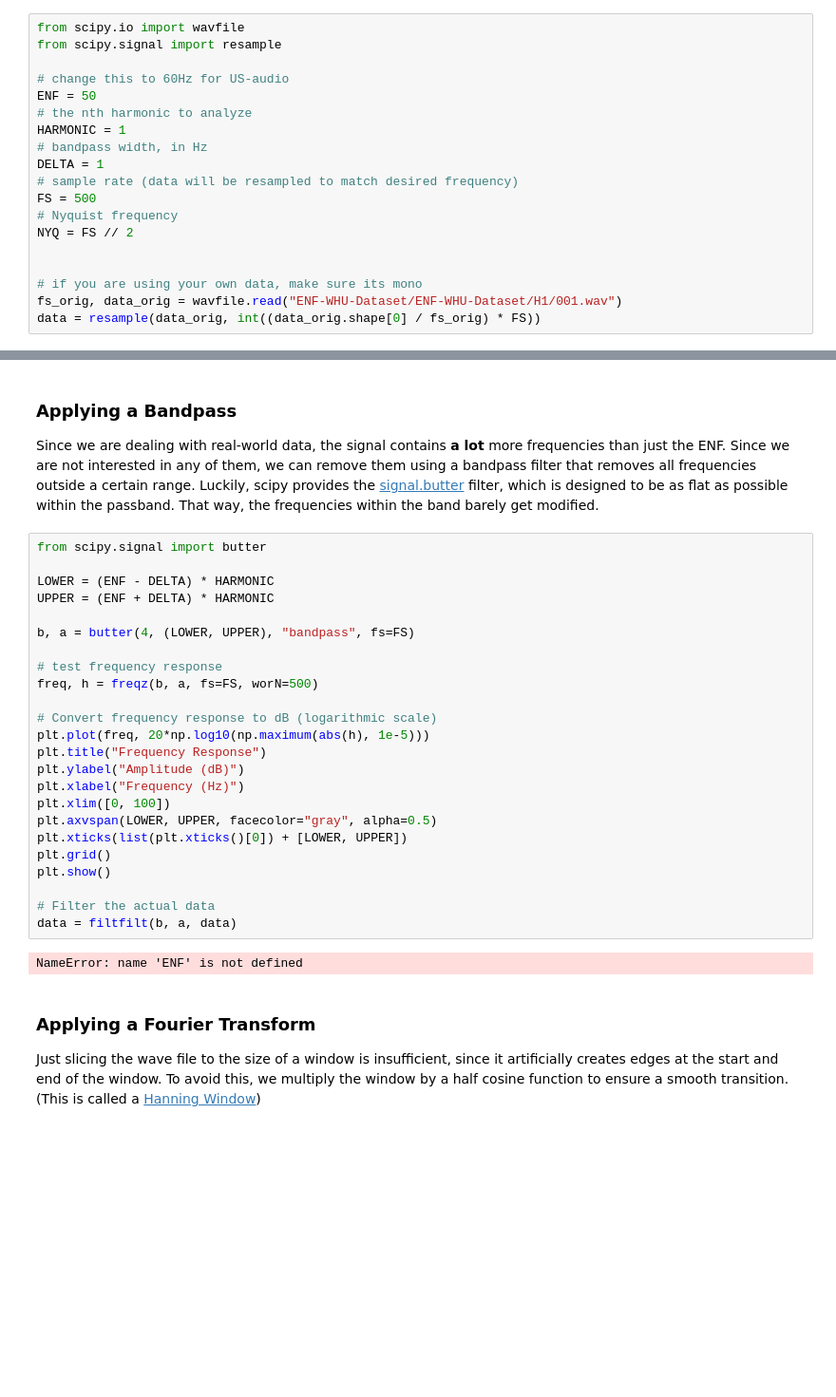
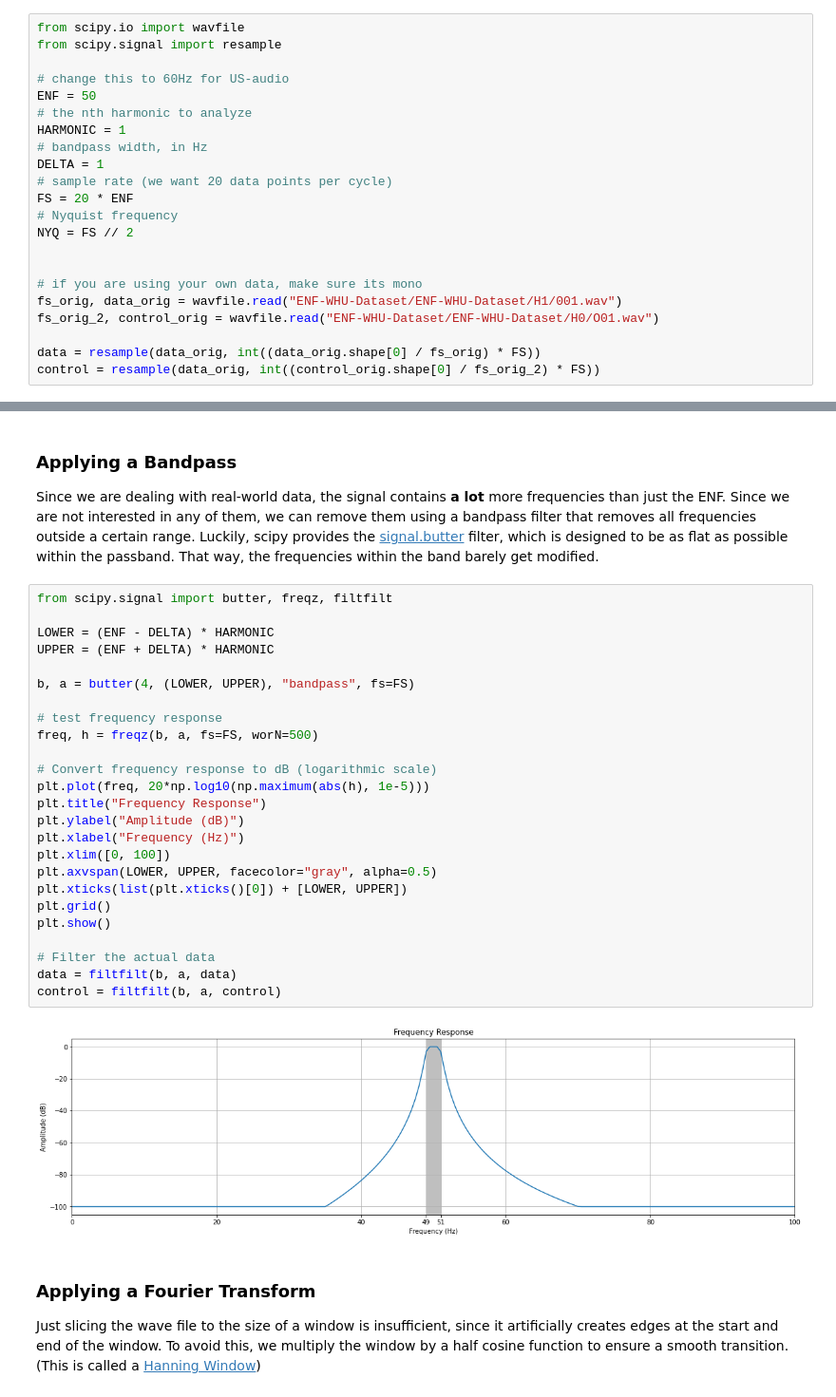
Before and after one commit to simonwuelker/enf_analysis, a Jupyter notebook: ENF_Analysis.ipynb, the cells around one changed output, grey strips where cells are left out. Shown at 95% size. Drawn from its saved outputs; the diff is of its cells as text; blank space fills up the shorter version.

```diff
--- a/ENF_Analysis.ipynb
+++ b/ENF_Analysis.ipynb
@@ -72,12 +74,15 @@ ENF = 50
 HARMONIC = 1
 # bandpass width, in Hz
 DELTA = 1
-# sample rate (data will be resampled to match desired frequency)
-FS = 500
+# sample rate (we want 20 data points per cycle)
+FS = 20 * ENF
 # Nyquist frequency
 NYQ = FS // 2
 
 
 # if you are using your own data, make sure its mono
 fs_orig, data_orig = wavfile.read("ENF-WHU-Dataset/ENF-WHU-Dataset/H1/001.wav")
+fs_orig_2, control_orig = wavfile.read("ENF-WHU-Dataset/ENF-WHU-Dataset/H0/O01.wav")
+
 data = resample(data_orig, int((data_orig.shape[0] / fs_orig) * FS))
+control = resample(data_orig, int((control_orig.shape[0] / fs_orig_2) * FS))
@@ -87,31 +90,32 @@ FileNotFoundError: [Errno 2] No such file or directory: 'ENF-WHU-Dataset/ENF-WHU
 ### Applying a Bandpass
 Since we are dealing with real-world data, the signal contains **a lot** more frequencies than just the ENF. Since we are not interested in any of them, we can remove them using a bandpass filter that removes all frequencies outside a certain range. Luckily, scipy provides the [signal.butter](https://docs.scipy.org/doc/scipy/reference/generated/scipy.signal.butter.html) filter, which is designed to be as flat as possible within the passband. That way, the frequencies within the band barely get modified.
 # %%
-from scipy.signal import butter
+from scipy.signal import butter, freqz, filtfilt
 
 LOWER = (ENF - DELTA) * HARMONIC
 UPPER = (ENF + DELTA) * HARMONIC
 
 b, a = butter(4, (LOWER, UPPER), "bandpass", fs=FS)
 
 # test frequency response
 freq, h = freqz(b, a, fs=FS, worN=500)
 
 # Convert frequency response to dB (logarithmic scale)
 plt.plot(freq, 20*np.log10(np.maximum(abs(h), 1e-5)))
 plt.title("Frequency Response")
 plt.ylabel("Amplitude (dB)")
 plt.xlabel("Frequency (Hz)")
 plt.xlim([0, 100])
 plt.axvspan(LOWER, UPPER, facecolor="gray", alpha=0.5)
 plt.xticks(list(plt.xticks()[0]) + [LOWER, UPPER])
 plt.grid()
 plt.show()
 
 # Filter the actual data
 data = filtfilt(b, a, data)
+control = filtfilt(b, a, control)
 # %% [output]
-NameError: name 'ENF' is not defined
+[figure, added]
 # %% [markdown]
 ### Applying a Fourier Transform
 Just slicing the wave file to the size of a window is insufficient, since it artificially creates edges at the start and end of the window. To avoid this, we multiply the window by a half cosine function to ensure a smooth transition. (This is called a [Hanning Window](https://numpy.org/doc/stable/reference/generated/numpy.hanning.html))
```
Also changed, not shown: parts of 6 cells of this notebook, 2 other files.
